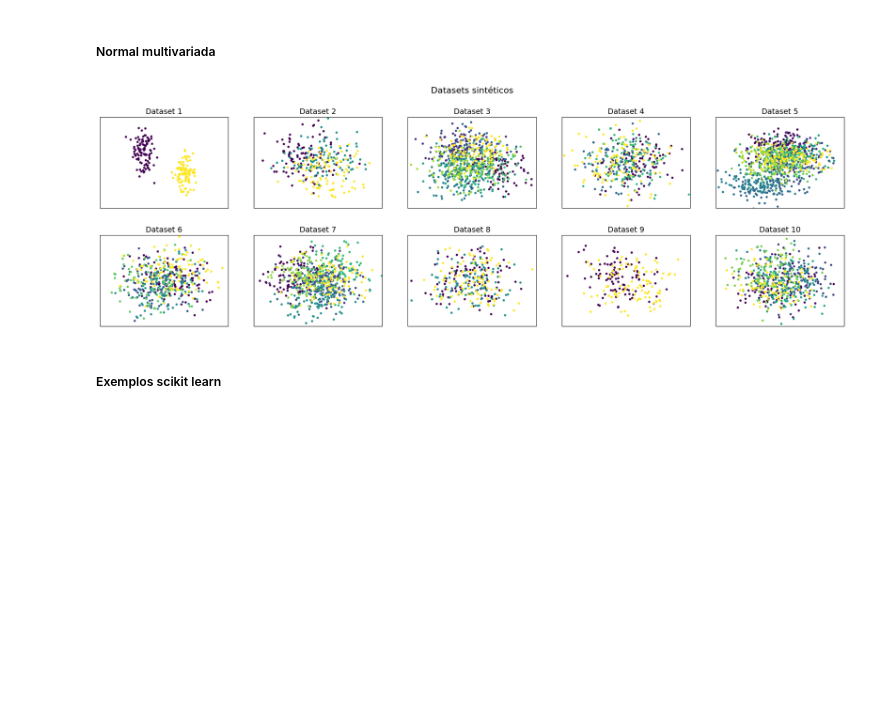
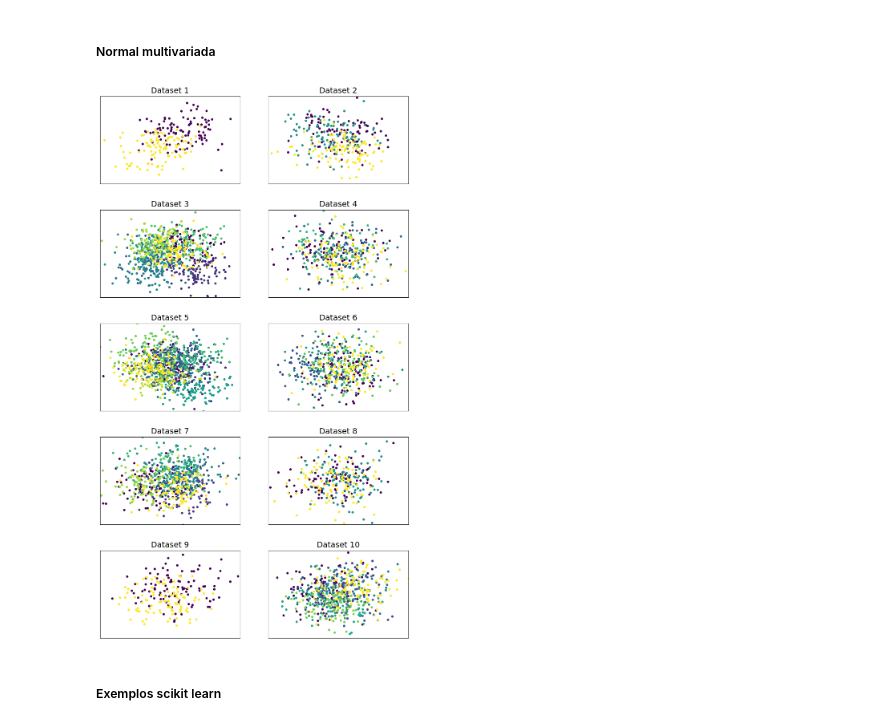
Before and after one commit to beatrizreisgb/TP2ALG2, a Jupyter notebook: src/tp.ipynb, the cells around one changed output. Drawn from its saved outputs; the diff is of its cells as text; code cells hidden in the pictures; blank space fills up the shorter version.

```diff
--- a/src/tp.ipynb
+++ b/src/tp.ipynb
@@ -348,7 +316,7 @@ def generateSyntheticDataWithLabels(centers, std_dev, num_points_per_center):
         cov_matrix = [[std_dev**2, 0], [0, std_dev**2]]
         points = np.random.multivariate_normal(mean=center, cov=cov_matrix, size=num_points_per_center)
         pontos.append(points)
-        labels.extend([idx] * num_points_per_center)  # Assign label idx to each point
+        labels.extend([idx] * num_points_per_center)
 
     return np.vstack(pontos), np.array(labels)
 
@@ -356,41 +324,39 @@ def apply_standard_scaling(data):
     scaler = StandardScaler()
     return scaler.fit_transform(data)
 
-# Parameters for synthetic data generation
 n_clusters_normal = [2, 3, 8, 4, 10, 5, 7, 3, 2, 6]  # Número de clusters variado
 std_devs = [0.1, 0.5, 0.3, 1.0, 0.2, 0.7, 0.4, 1.5, 0.6, 0.9]  # Desvios padrão variáveis
 
 base_num_points = 100
 num_points_per_center = [int(base_num_points) for std_dev in std_devs]
 
 data_normal = []
 labels_list_normal = []
 for i in range(10):
     centers = generate_random_coordinates(n_clusters_normal[i])
     dataset, labels = generateSyntheticDataWithLabels(centers, std_devs[i], num_points_per_center[i])
     scaled_dataset = apply_standard_scaling(dataset)
     data_normal.append(scaled_dataset)
     labels_list_normal.append(labels)
 
 # Plotting
-n_rows = 2
-n_cols = 5
+n_rows = 5
+n_cols = 2
 plt.figure(figsize=(4 * n_cols, 3 * n_rows))
 plt.subplots_adjust(left=0.02, right=0.98, bottom=0.02, top=0.92, wspace=0.2, hspace=0.3)
 
 for i in range(10):
     plt.subplot(n_rows, n_cols, i+1)
     plt.title(f"Dataset {i+1}", size=14)
     plt.scatter(data_normal[i][:, 0], data_normal[i][:, 1], c=labels_list_normal[i], s=10, cmap='viridis')
     plt.xlim(-3, 3)
     plt.ylim(-3, 3)
     plt.xticks(())
     plt.yticks(())
 
-plt.suptitle("Datasets sintéticos", size=16, y=1.05)
 plt.show()
 # %% [output]
-[figure, old version]
+[figure, new version]
 # %% [markdown]
 ##### Exemplos scikit learn
 # %%
```
Also changed, not shown: parts of 24 cells of this notebook, 4 other files.
